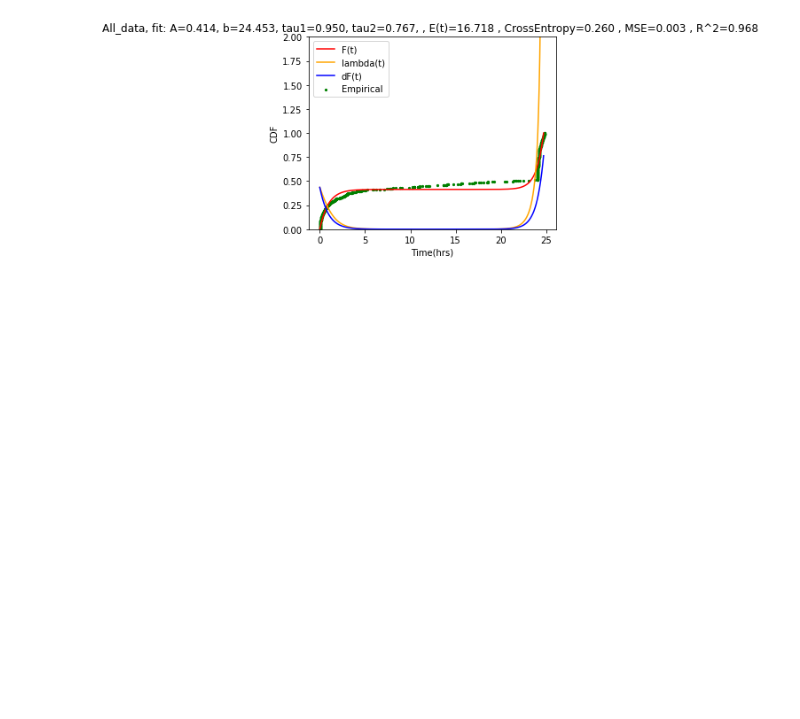
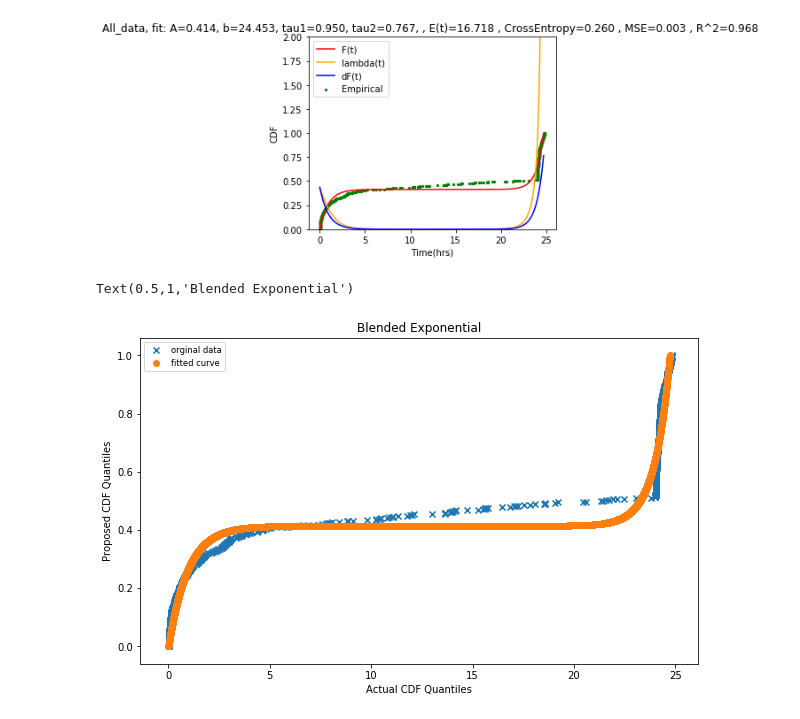
Before and after one commit to prateek-s/scispot, a Jupyter notebook: data/CDF-analysis-blended-exp.ipynb, the cells around one changed output. Cells and saved outputs as stored; diff of their text form; code cells hidden in the pictures; blank space fills up the shorter version.

```diff
--- a/data/CDF-analysis-blended-exp.ipynb
+++ b/data/CDF-analysis-blended-exp.ipynb
@@ -750,3 +750,19 @@ plot_CDF("All_data",opt_params_all2, func_approx_4_param_expon, func_approx_4_pa
 [  43.74678346   49.21993444   56.23255003   65.54039166   78.49070902
    97.74165188  129.36920694  190.96282768  363.44519328 3646.11322096]
 [figure]
+# %%
+orginal_data = np.loadtxt('runtime-data-by-group/All_data.txt')
+exp_fit = np.loadtxt('runtime-data-by-group/blended_exp_model/All_data.txt')
+
+fig,ax = plt.subplots()
+fig.set_size_inches(10,6)
+ax.scatter(orginal_data[:,0], orginal_data[:,1], marker='x', label="orginal data")
+ax.scatter(exp_fit[:,0], exp_fit[:,1], marker='o', label="fitted curve")
+
+ax.legend(fontsize='small')
+ax.set_xlabel("Actual CDF Quantiles")
+ax.set_ylabel("Proposed CDF Quantiles")
+ax.set_title('Blended Exponential')
+# %% [output]
+Text(0.5,1,'Blended Exponential')
+[figure, added]
```
Also changed, not shown: parts of 1 cell of this notebook, 1 other file.
